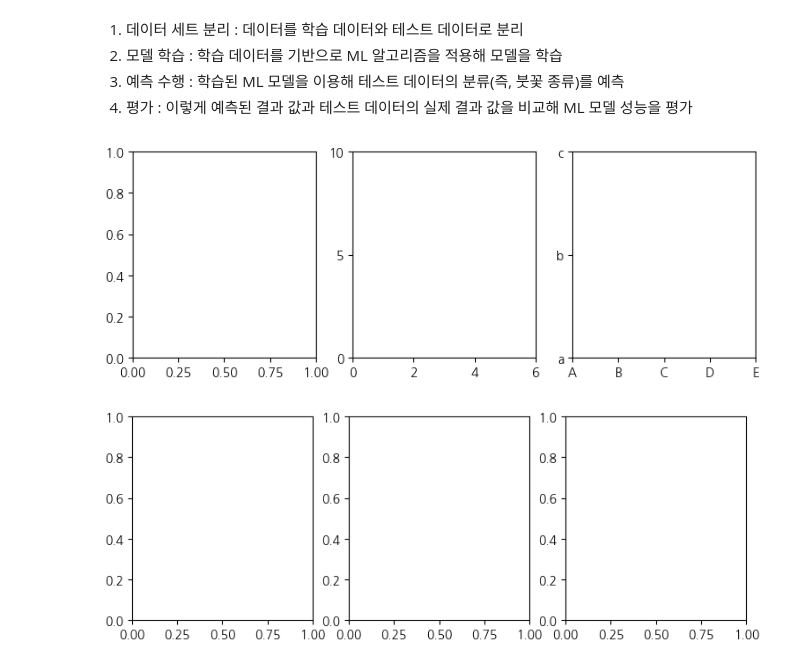
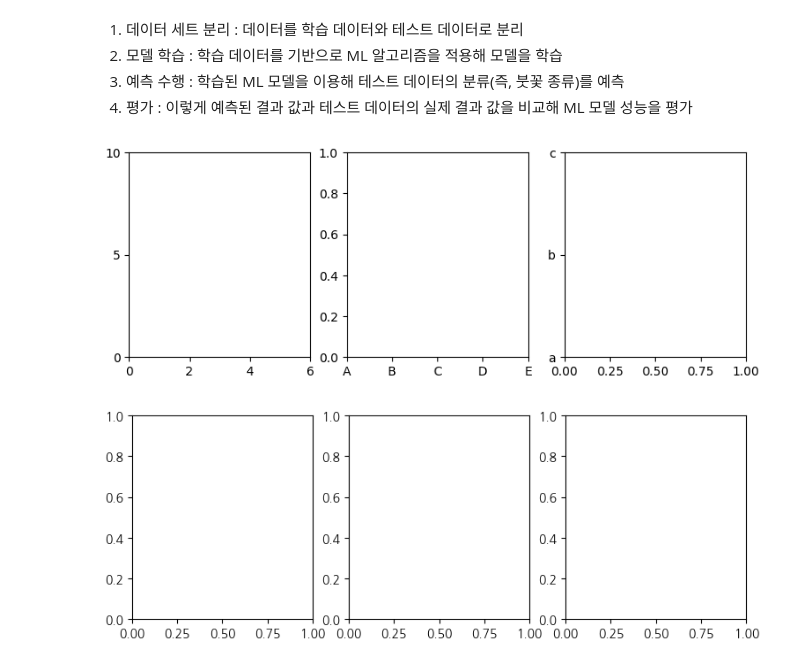
Before and after one commit to the9world/My_Study, a Jupyter notebook: Python_study/23년05월/230509/a_matplotlib.ipynb, the cells around one changed output. Cells and saved outputs as stored; diff of their text form; code cells hidden in the pictures.

```diff
--- a/Python_study/23년05월/230509/a_matplotlib.ipynb
+++ b/Python_study/23년05월/230509/a_matplotlib.ipynb
@@ -15,19 +15,19 @@
 # %%
 import matplotlib.pyplot as plt
 
 fig,axs = plt.subplots(1,3, figsize=(9,3)) #가로 : 9cm / 세로 : 3cm
 
-axs[1].set_xticks([0,2,4,6])
-axs[1].set_yticks([0,5,10])
+axs[0].set_xticks([0,2,4,6])
+axs[0].set_yticks([0,5,10])
 
-axs[2].set_xticks([0,1,2,3,4]) # 이건 내가 넣은거 지워야할지도
-axs[2].set_xticklabels(['A','B','C','D','E'])
+axs[1].set_xticks([0,1,2,3,4]) # 이건 내가 넣은거 지워야할지도
+axs[1].set_xticklabels(['A','B','C','D','E'])
 axs[2].set_yticks([0,1,2])
 axs[2].set_yticklabels(['a','b','c'])
 
 plt.show()
 # %% [output]
-[figure, old version]
+[figure, new version]
 # %%
 import matplotlib.pyplot as plt
 
```
Also changed, not shown: 2 other files.
